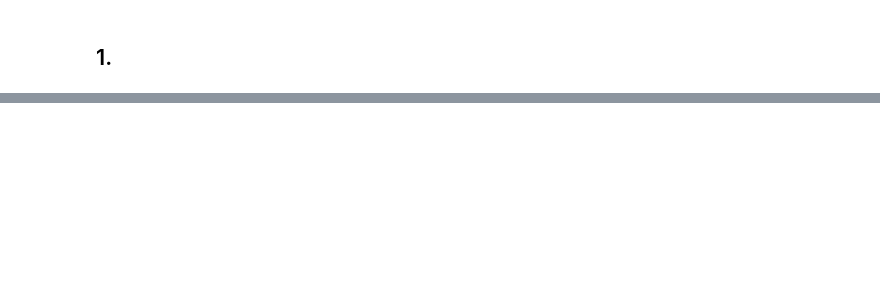
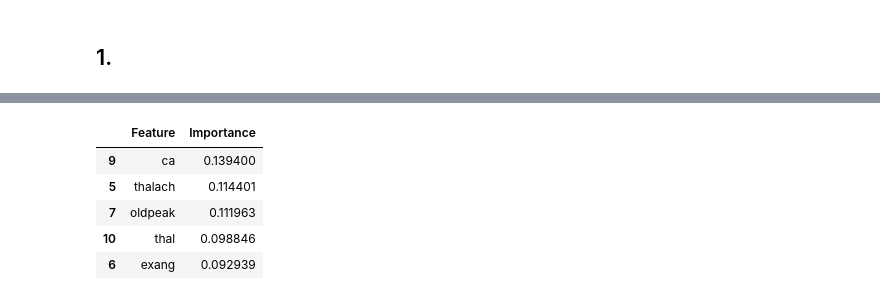
Before and after one commit to sayan750/Machine-Learning-Course, a Jupyter notebook: 14 April Assignment.ipynb, the cells around one changed output, grey strips where cells are left out. Saved outputs shown, nothing was run; the diff lists cells and outputs as text; code cells hidden in the pictures; blank space fills up the shorter version.

```diff
--- a/14 April Assignment.ipynb
+++ b/14 April Assignment.ipynb
@@ -176,0 +113,9 @@ Accuracy of the Voting Classifier on the Iris dataset: 1.00
+# %%
+top_features
+# %% [output]
+|  | Feature | Importance |
+| 9 | ca | 0.139400 |
+| 5 | thalach | 0.114401 |
+| 7 | oldpeak | 0.111963 |
+| 10 | thal | 0.098846 |
+| 6 | exang | 0.092939 |
```
Also changed, not shown: parts of 60 cells of this notebook.
